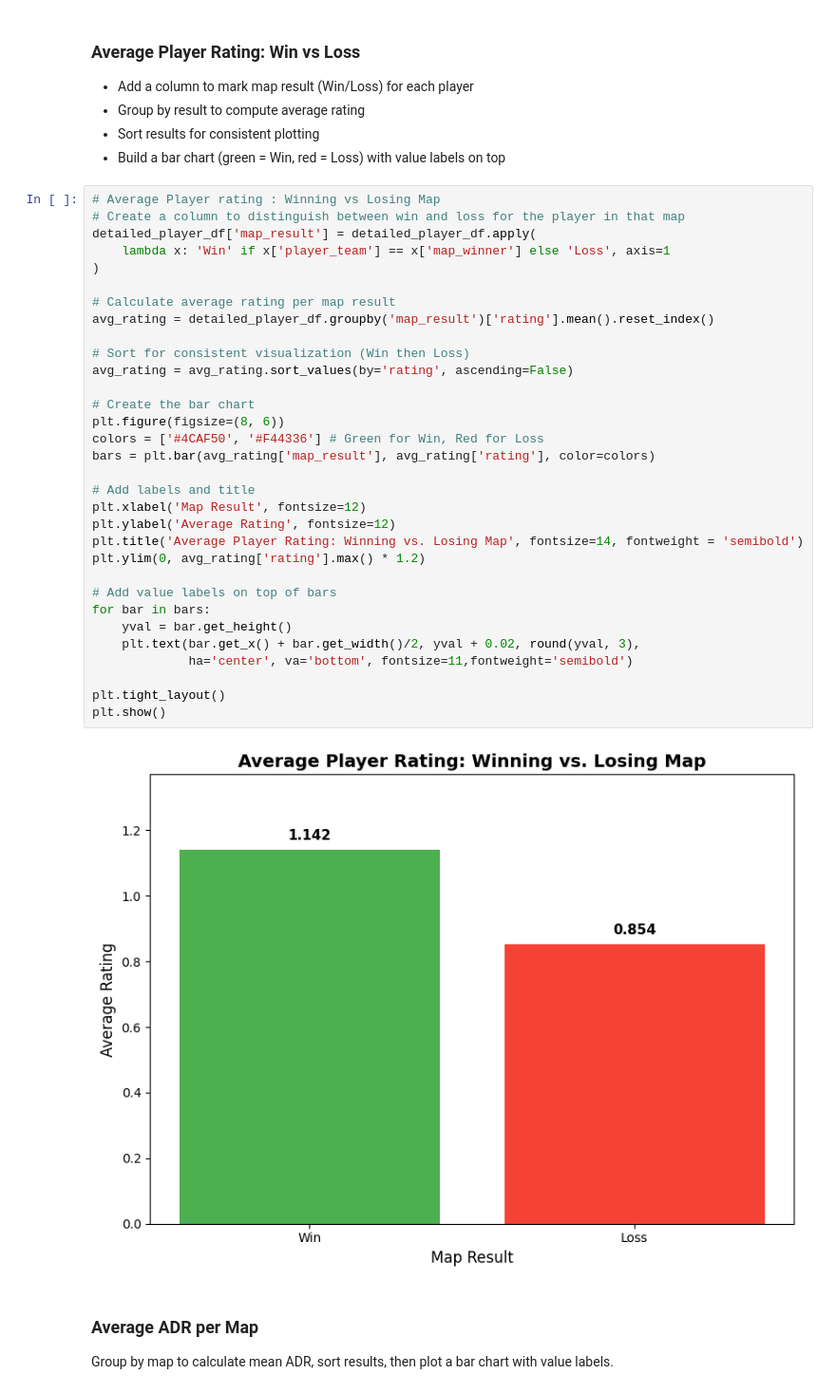
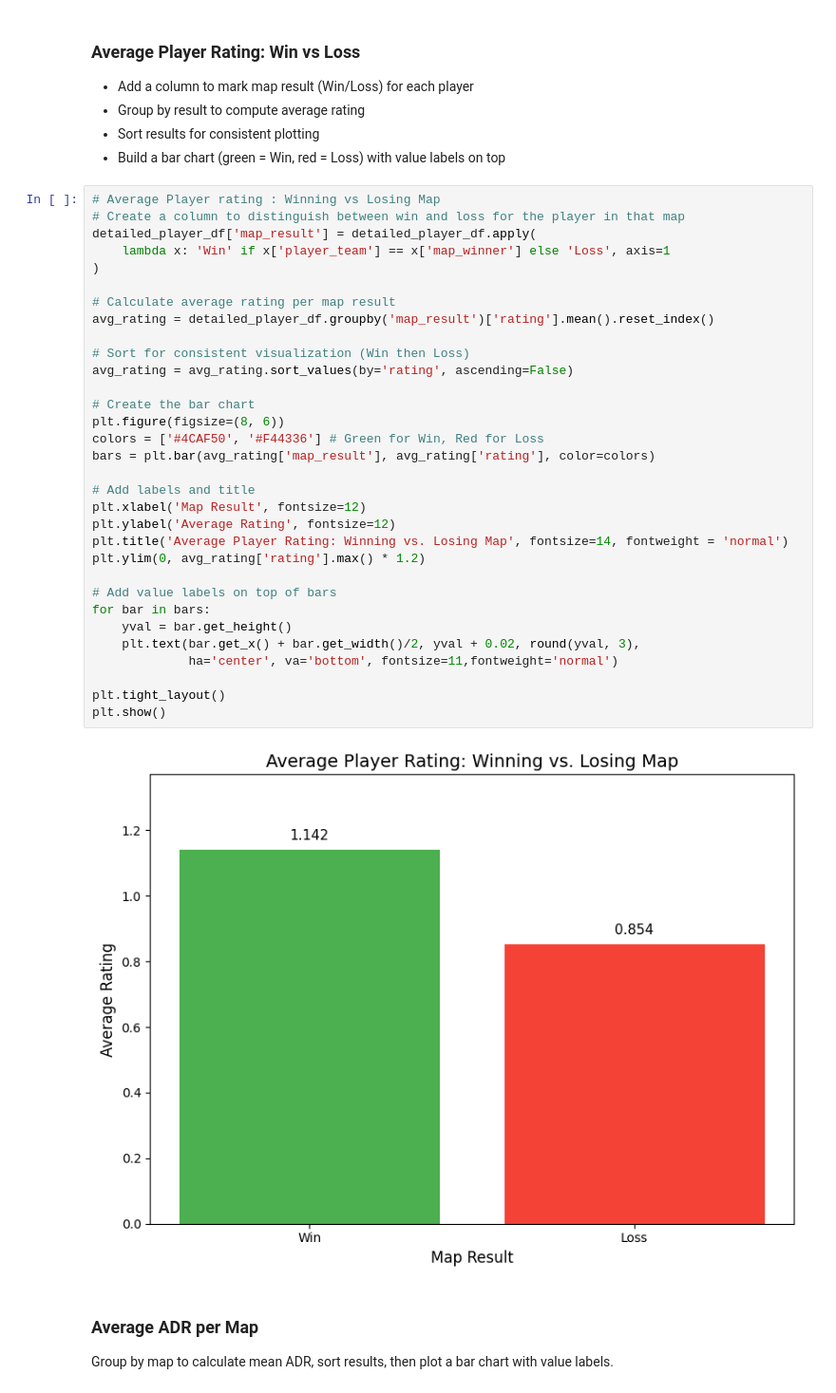
Before and after one commit to Piyush86kumar/Valorant-Champions-2024-Analysis, a Jupyter notebook: Detailed_player_stats.ipynb, the cells around one changed output. Shown at 95% size. Cells and saved outputs as stored; diff of their text form.

```diff
--- a/Detailed_player_stats.ipynb
+++ b/Detailed_player_stats.ipynb
@@ -135,36 +135,36 @@ detailed_player_df
 # Average Player rating : Winning vs Losing Map
 # Create a column to distinguish between win and loss for the player in that map
 detailed_player_df['map_result'] = detailed_player_df.apply(
     lambda x: 'Win' if x['player_team'] == x['map_winner'] else 'Loss', axis=1
 )
 
 # Calculate average rating per map result
 avg_rating = detailed_player_df.groupby('map_result')['rating'].mean().reset_index()
 
 # Sort for consistent visualization (Win then Loss)
 avg_rating = avg_rating.sort_values(by='rating', ascending=False)
 
 # Create the bar chart
 plt.figure(figsize=(8, 6))
 colors = ['#4CAF50', '#F44336'] # Green for Win, Red for Loss
 bars = plt.bar(avg_rating['map_result'], avg_rating['rating'], color=colors)
 
 # Add labels and title
 plt.xlabel('Map Result', fontsize=12)
 plt.ylabel('Average Rating', fontsize=12)
-plt.title('Average Player Rating: Winning vs. Losing Map', fontsize=14, fontweight = 'semibold')
+plt.title('Average Player Rating: Winning vs. Losing Map', fontsize=14, fontweight = 'normal')
 plt.ylim(0, avg_rating['rating'].max() * 1.2)
 
 # Add value labels on top of bars
 for bar in bars:
     yval = bar.get_height()
     plt.text(bar.get_x() + bar.get_width()/2, yval + 0.02, round(yval, 3),
-             ha='center', va='bottom', fontsize=11,fontweight='semibold')
+             ha='center', va='bottom', fontsize=11,fontweight='normal')
 
 plt.tight_layout()
 plt.show()
 # %% [output]
-[figure, old version]
+[figure, new version]
 # %% [markdown]
 ### Average ADR per Map
 Group by map to calculate mean ADR, sort results, then plot a bar chart with value labels.
```
Also changed, not shown: parts of 13 cells of this notebook, 4 other files.
